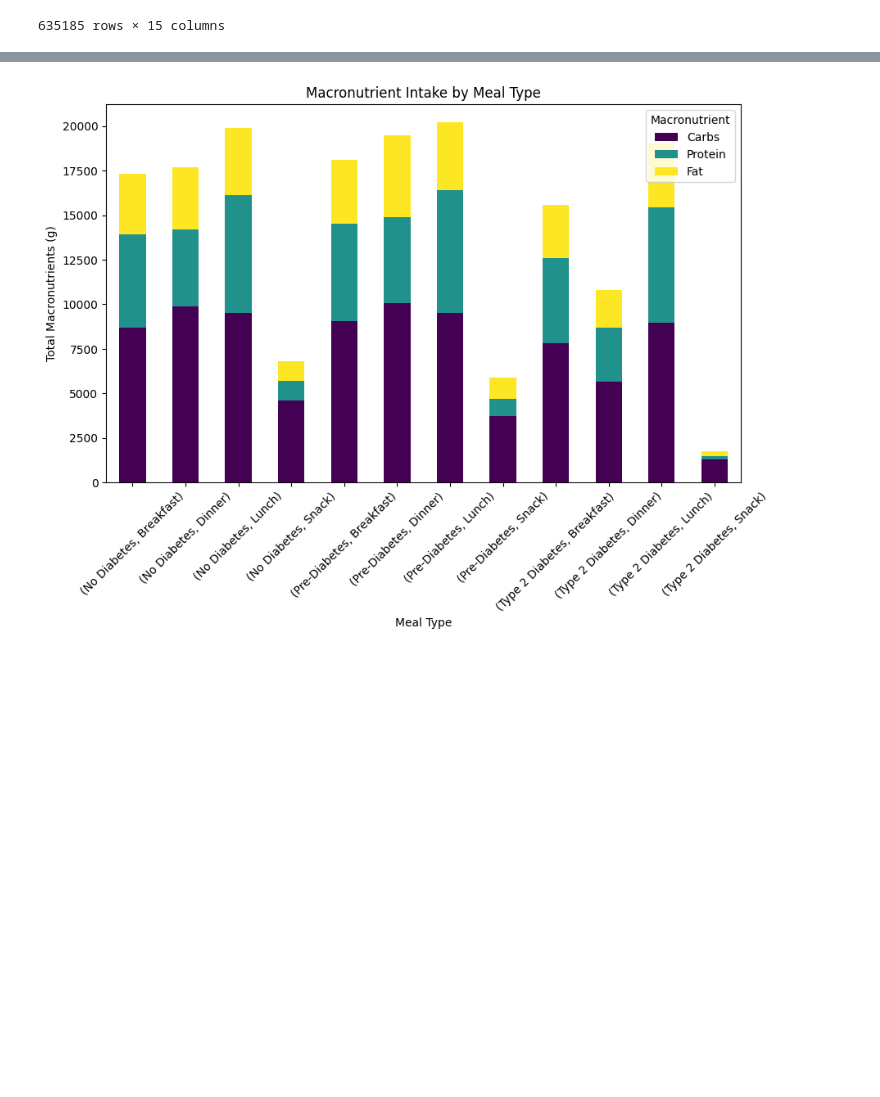
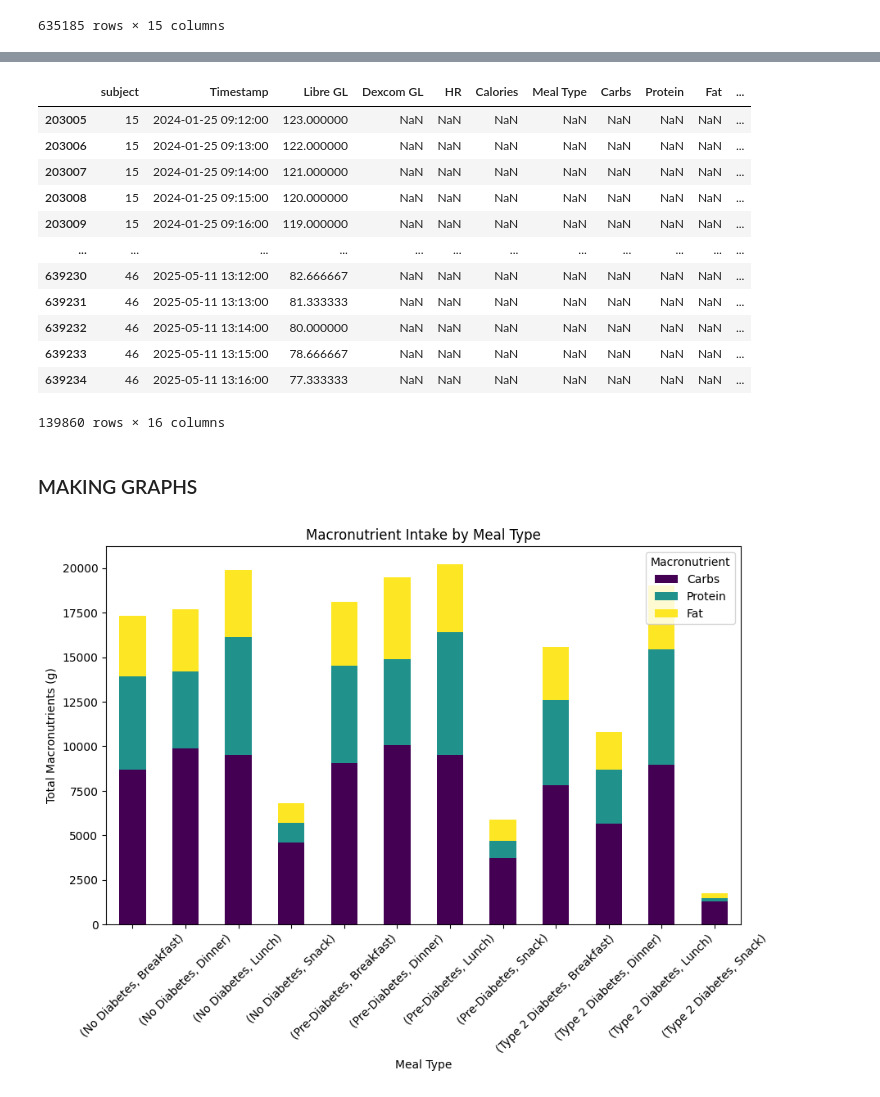
Before and after one commit to YooNice100/CGMacros, a Jupyter notebook: worko.ipynb, the cells around one changed output, grey strips where cells are left out. Drawn from its saved outputs; the diff is of its cells as text; code cells hidden in the pictures; blank space fills up the shorter version.

```diff
--- a/worko.ipynb
+++ b/worko.ipynb
@@ -324,0 +415,31 @@ wee
+# %%
+gut3_df = gut3_df.sort_values(by=['subject', 'Timestamp'])
+gut3_df['Meal Phase'] = None
+for index, row in gut3_df.dropna(subset=['Meal Type']).iterrows():
+    subject = row['subject']
+    meal_time = row['Timestamp']
+    meal_type = row['Meal Type']
+
+
+    mask = (gut3_df['subject'] == subject) & \
+           (gut3_df['Timestamp'] >= meal_time) & \
+           (gut3_df['Timestamp'] <= meal_time + pd.Timedelta(minutes=180))
+
+    # Assign the meal phase
+    gut3_df.loc[mask, 'Meal Phase'] = f"{meal_type} Phase"
+# %%
+gut3_df
+# %% [output]
+|  | subject | Timestamp | Libre GL | Dexcom GL | HR | Calories | Meal Type | Carbs | Protein | Fat | ... |
+| 203005 | 15 | 2024-01-25 09:12:00 | 123.000000 | NaN | NaN | NaN | NaN | NaN | NaN | NaN | ... |
+| 203006 | 15 | 2024-01-25 09:13:00 | 122.000000 | NaN | NaN | NaN | NaN | NaN | NaN | NaN | ... |
+| 203007 | 15 | 2024-01-25 09:14:00 | 121.000000 | NaN | NaN | NaN | NaN | NaN | NaN | NaN | ... |
+| 203008 | 15 | 2024-01-25 09:15:00 | 120.000000 | NaN | NaN | NaN | NaN | NaN | NaN | NaN | ... |
+| 203009 | 15 | 2024-01-25 09:16:00 | 119.000000 | NaN | NaN | NaN | NaN | NaN | NaN | NaN | ... |
+| ... | ... | ... | ... | ... | ... | ... | ... | ... | ... | ... | ... |
+| 639230 | 46 | 2025-05-11 13:12:00 | 82.666667 | NaN | NaN | NaN | NaN | NaN | NaN | NaN | ... |
+| 639231 | 46 | 2025-05-11 13:13:00 | 81.333333 | NaN | NaN | NaN | NaN | NaN | NaN | NaN | ... |
+| 639232 | 46 | 2025-05-11 13:14:00 | 80.000000 | NaN | NaN | NaN | NaN | NaN | NaN | NaN | ... |
+| 639233 | 46 | 2025-05-11 13:15:00 | 78.666667 | NaN | NaN | NaN | NaN | NaN | NaN | NaN | ... |
+| 639234 | 46 | 2025-05-11 13:16:00 | 77.333333 | NaN | NaN | NaN | NaN | NaN | NaN | NaN | ... |
+139860 rows × 16 columns
@@ -325,3 +448,5 @@ wee
+# %% [markdown]
+### MAKING GRAPHS
 # %%
 # Remove rows where 'Meal Type' is missing
 meal_df = merged_data.dropna(subset=['Meal Type'])
```
Also changed, not shown: parts of 11 cells of this notebook, 3 other files.
